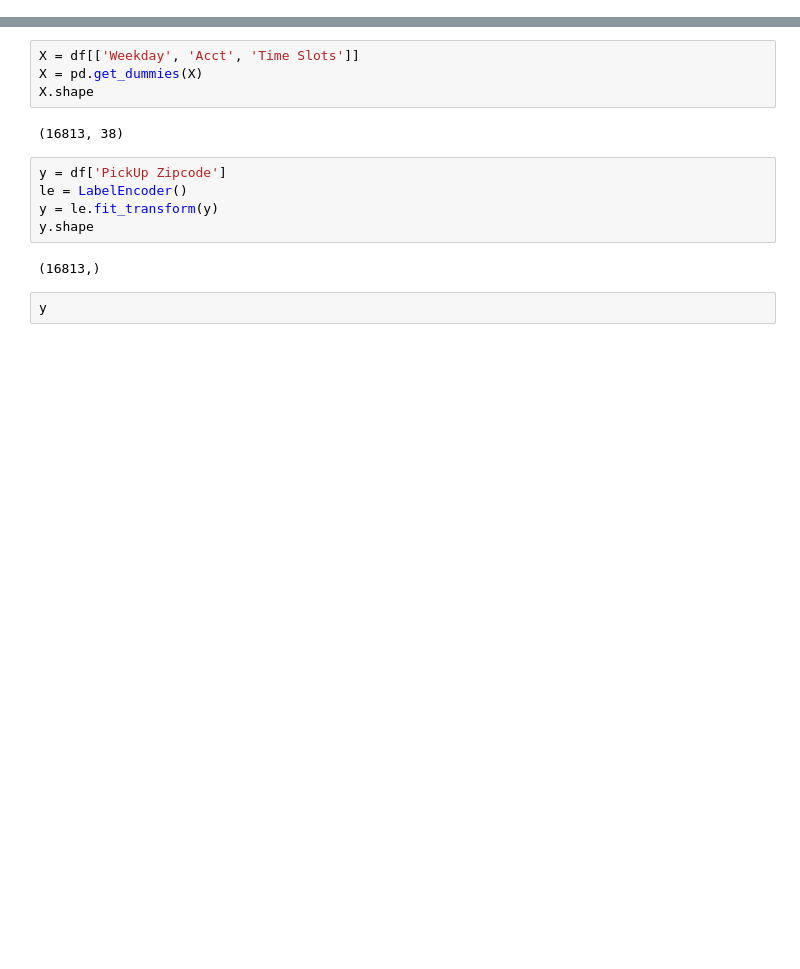
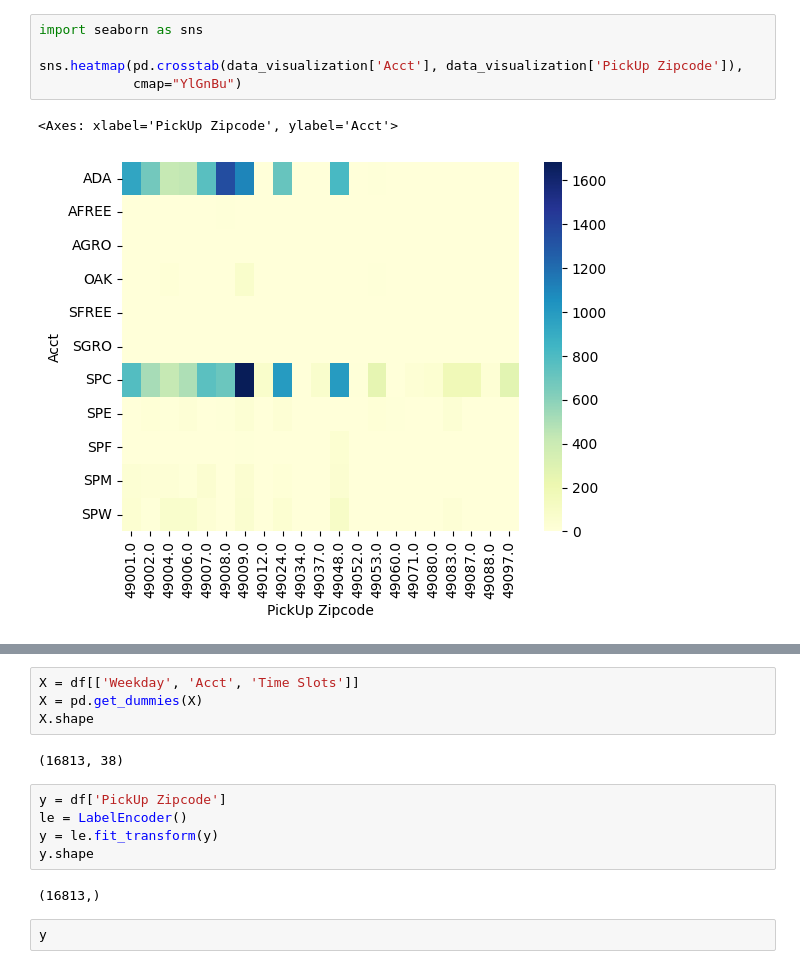
Before and after one commit to asifirfanullahmasum/responsive-transit-demand-pickpup-prediction, a Jupyter notebook: model_training.ipynb, the cells around one changed output, grey strips where cells are left out. Drawn from its saved outputs; the diff is of its cells as text; blank space fills up the shorter version.

```diff
--- a/model_training.ipynb
+++ b/model_training.ipynb
@@ -40,0 +56,8 @@ dtype: int64
+# %%
+import seaborn as sns
+
+sns.heatmap(pd.crosstab(data_visualization['Acct'], data_visualization['PickUp Zipcode']),
+            cmap="YlGnBu")
+# %% [output]
+<Axes: xlabel='PickUp Zipcode', ylabel='Acct'>
+[figure, added]
```
Also changed, not shown: parts of 12 cells of this notebook, 1 other file.
